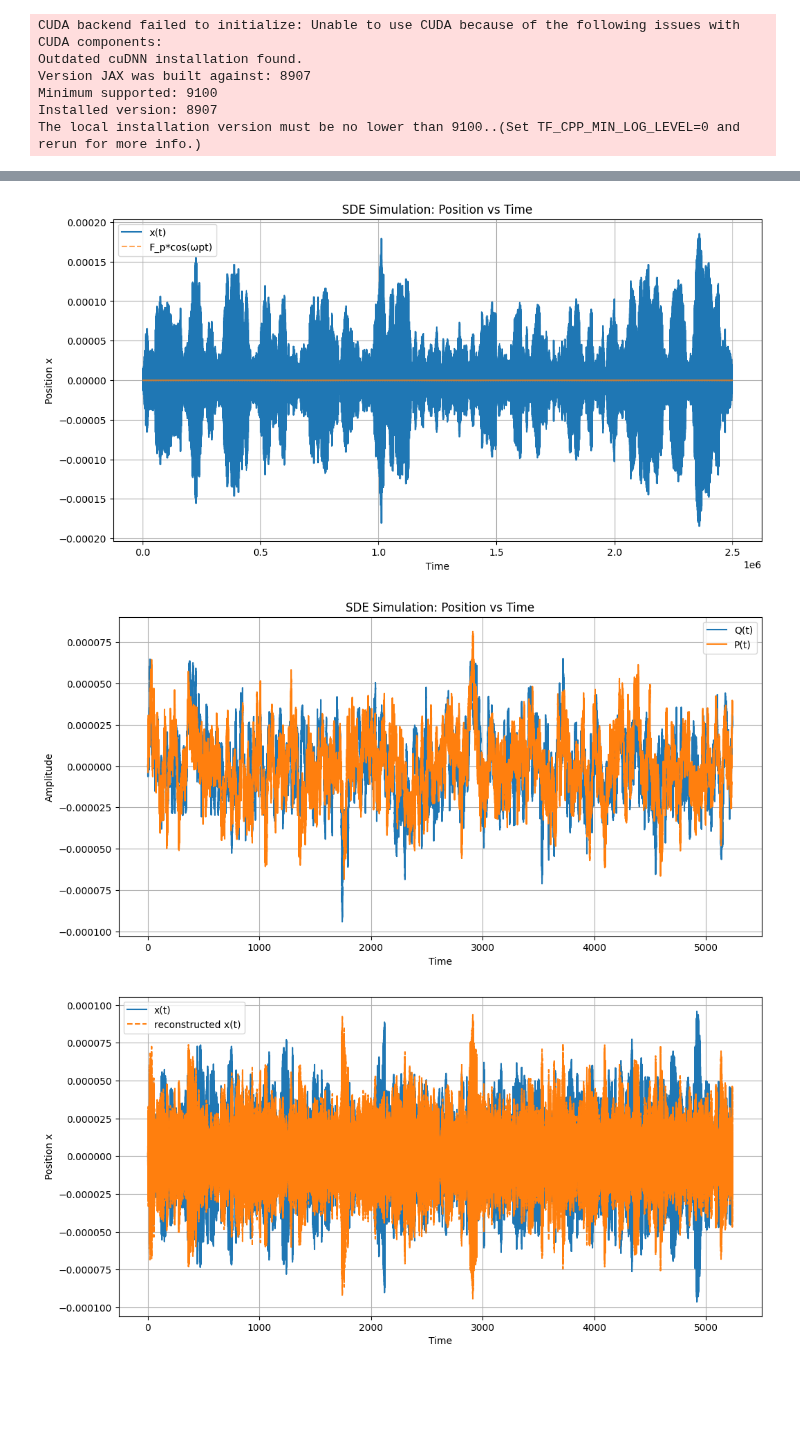
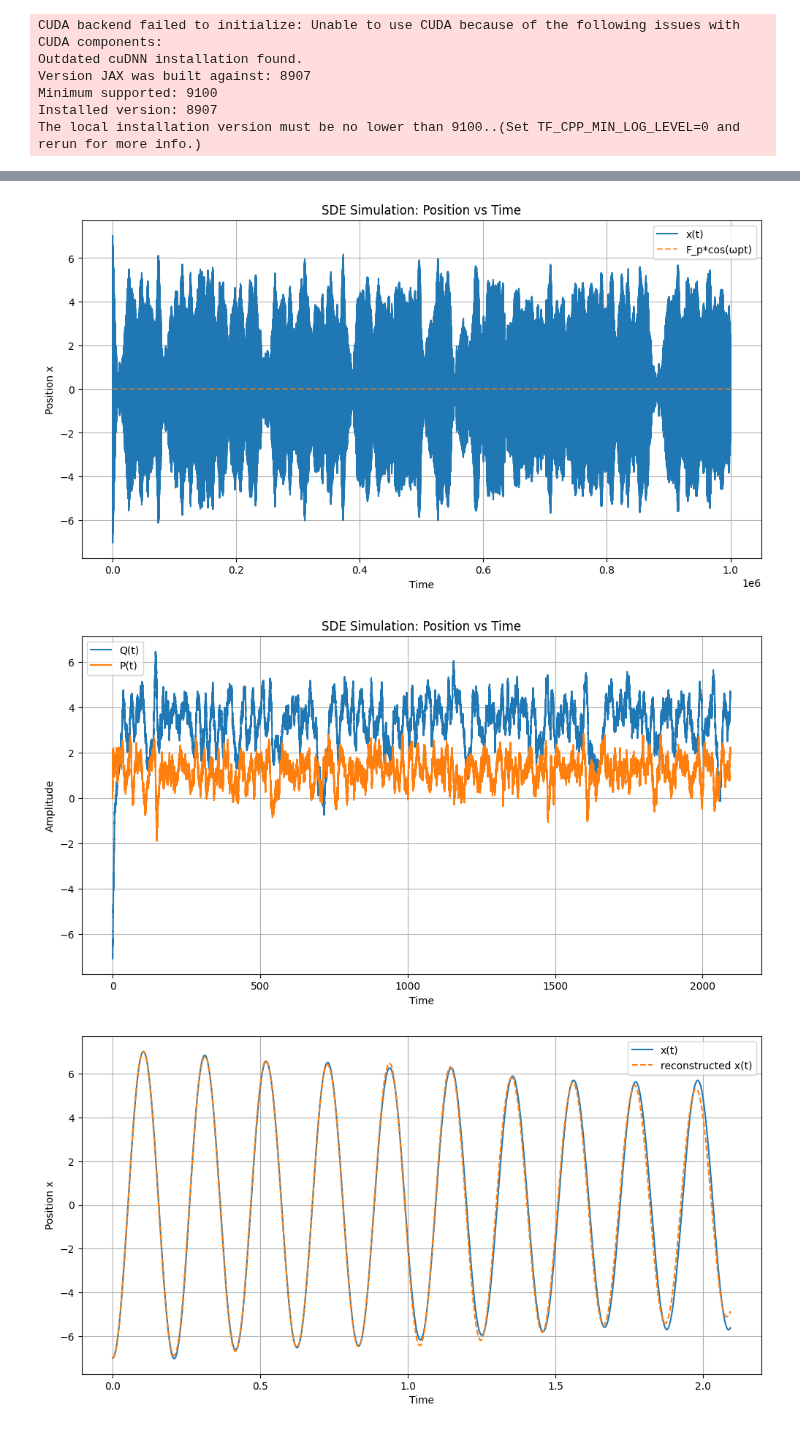
Before and after one commit to cyboesch/oscillator_dev, a Jupyter notebook: thermoai/notebooks/drirect_integration_NVS_nonlinear.ipynb, the cells around one changed output, grey strips where cells are left out. Saved outputs shown, nothing was run; the diff lists cells and outputs as text; code cells hidden in the pictures; blank space fills up the shorter version.

Commit message:
playing around adding some plotting routines

```diff
--- a/thermoai/notebooks/drirect_integration_NVS_nonlinear.ipynb
+++ b/thermoai/notebooks/drirect_integration_NVS_nonlinear.ipynb
@@ -19,14 +19,14 @@ jax.config.update("jax_enable_x64", True)
 # Physical Constants and Parameters
 M = 1.0
 w_0 = 30.0          # Natural frequency (rad/s)
-w_p = 2*w_0      # Driving frequency (rad/s), near 2*w_0 for w_p resonance
+w_p = 2.*w_0      # Driving frequency (rad/s), near 2*w_0 for w_p resonance
 F_p = 15.      # Amplitude of the w_p driving
 Qual = 200.0
 GAMMA = w_0/(2*Qual)
 gamma = 10*.05*1.0              # Nonlinearity coefficient (Duffing term)
 
 k_B = 1.0             # Boltzmann's constant (arbitrary units for simulation)
-T = 0.00000030             # Temperature (K)
+T = 500             # Temperature (K)
     # Noise strength
 
 args = (M, w_0, w_p,Qual, gamma, F_p)
@@ -35,14 +35,14 @@ args = (M, w_0, w_p,Qual, gamma, F_p)
 
 # Simulation Parameters
 t0 = 0.0
-num_periods = 50*500# Start time
+num_periods = 100*100# Start time
 t1 = num_periods*((2*jnp.pi)/w_0)
 dt0 = 0.001
 num_pts_per_period = 100
 ts_dim = jnp.linspace(t0, t1, num_periods*num_pts_per_period)
 
 # Initial Conditions
-x0 = 0.75*1e-7               # Initial displacement
+x0 = -7.               # Initial displacement
 v0 = 0.0               # Initial velocity
 y0_x = jnp.array([x0, v0])
 # %% [output]
@@ -126,7 +128,7 @@ solution_x = diffrax.diffeqsolve(
     args=args,
     saveat=saveat,
     progress_meter=diffrax.TqdmProgressMeter(),
-    max_steps=10000000,
+    max_steps=100000000,
     # stepsize_controller=PIDController(rtol=rtol, atol=atol),
 )
 sde_samples_x = solution_x.ys[:, :N]
@@ -141,7 +143,7 @@ plt.grid(True)
 plt.legend()
 plt.show()
 # %% [output]
-[figure, old version]
+[figure, new version]
 # %%
 def drift_QP_fn(t, state, args):
     """
@@ -206,30 +208,30 @@ plt.grid(True)
 plt.legend()
 plt.show()
 # %% [output]
-[figure, old version]
+[figure, new version]
 # %%
 def reconstruct_x(t, Q, P):
     """
     Reconstruct x(t) from Q(t) and P(t).
     """
     return Q * jnp.cos(w_0 * t) + P * jnp.sin(w_0 * t)
 
 id_start = 0
-id_end = -1
+id_end = 1000
 
 
 x_direct = sde_samples_x[id_start:id_end, 0]
 x_reconstructed = reconstruct_x(ts_dim[id_start:id_end], sde_samples_QP[id_start:id_end, 0], sde_samples_QP[id_start:id_end  , 1])
 
 plt.figure(figsize=(12, 6))
 plt.plot(ts_dim[id_start:id_end],x_direct, label='x(t)')
 plt.plot(ts_dim[id_start:id_end],x_reconstructed, '--', label='reconstructed x(t)')
 
 plt.xlabel('Time')
 plt.ylabel('Position x')
 # plt.title(f'Reconstructed x(t) from Q(t) and P(t) - L2 Loss: {l2_diff:.6f}')
 plt.grid(True)
 plt.legend()
 plt.show()
 # %% [output]
-[figure, old version]
+[figure, new version]
```
Also changed, not shown: parts of 8 cells of this notebook, 1 other file.
